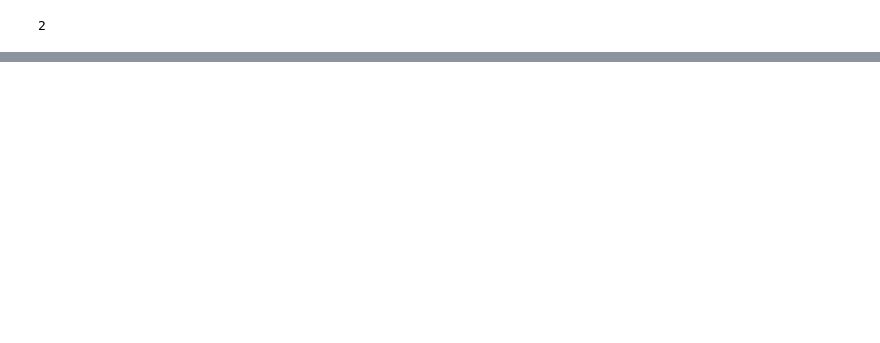
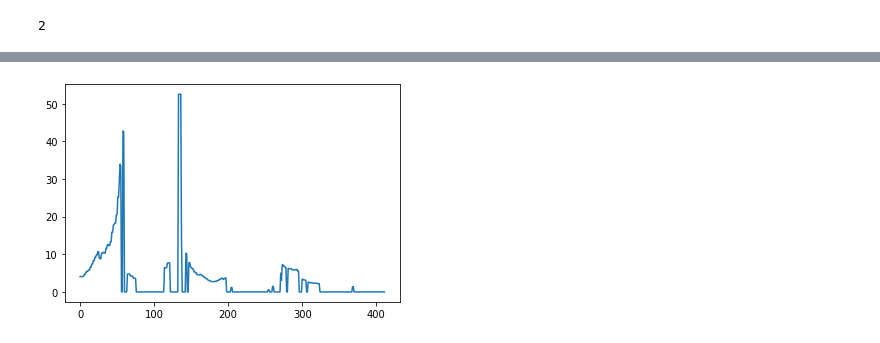
Before and after one commit to Leon998/Interactive_object_prediction, a Jupyter notebook: test.ipynb, the cells around one changed output, grey strips where cells are left out. Cells and saved outputs as stored; diff of their text form; code cells hidden in the pictures; blank space fills up the shorter version.

```diff
--- a/test.ipynb
+++ b/test.ipynb
@@ -25,0 +70,13 @@ len(stream_log)
+# %%
+cup_score = []
+bottle_score = []
+spoon_score = []
+for line in open("runs/cup_score.txt"):
+    line=line.strip('\n')
+    cup_score.append(float(line))
+for line in open("runs/bottle_score.txt"):
+    line=line.strip('\n')
+    bottle_score.append(float(line))
+for line in open("runs/spoon_score.txt"):
+    line=line.strip('\n')
+    spoon_score.append(float(line))
@@ -25,0 +99,8 @@ len(stream_log)
+# %%
+x = np.arange(0, len(bottle_score))
+y = np.array(bottle_score)
+
+plt.plot(x, y)
+plt.show()
+# %% [output]
+[figure, added]
```
Also changed, not shown: parts of 11 cells of this notebook, 1 other file.
